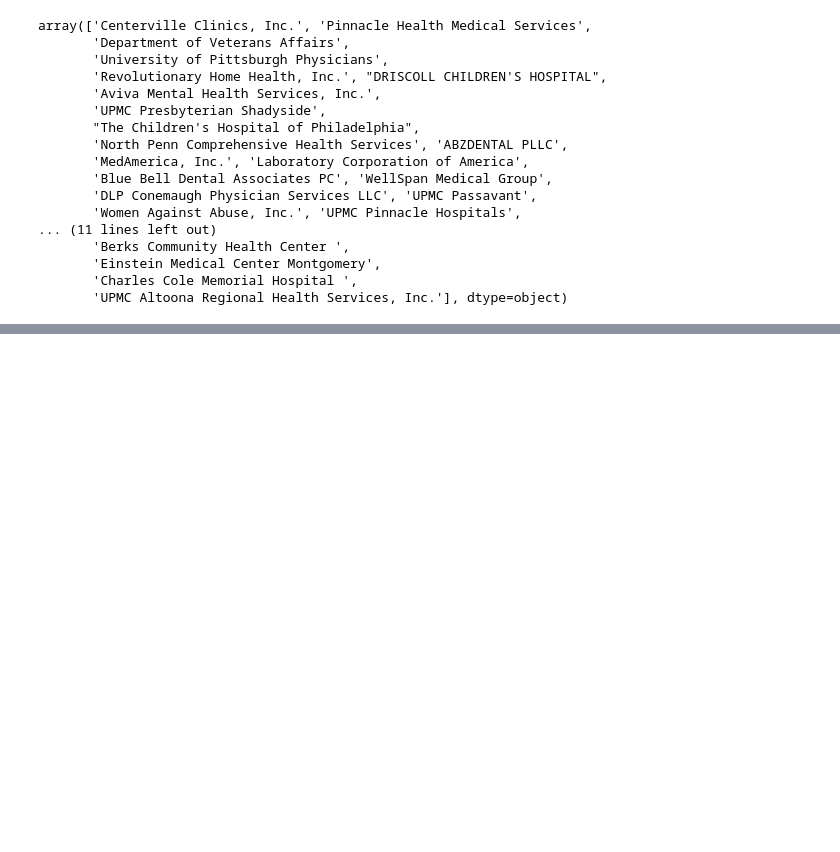
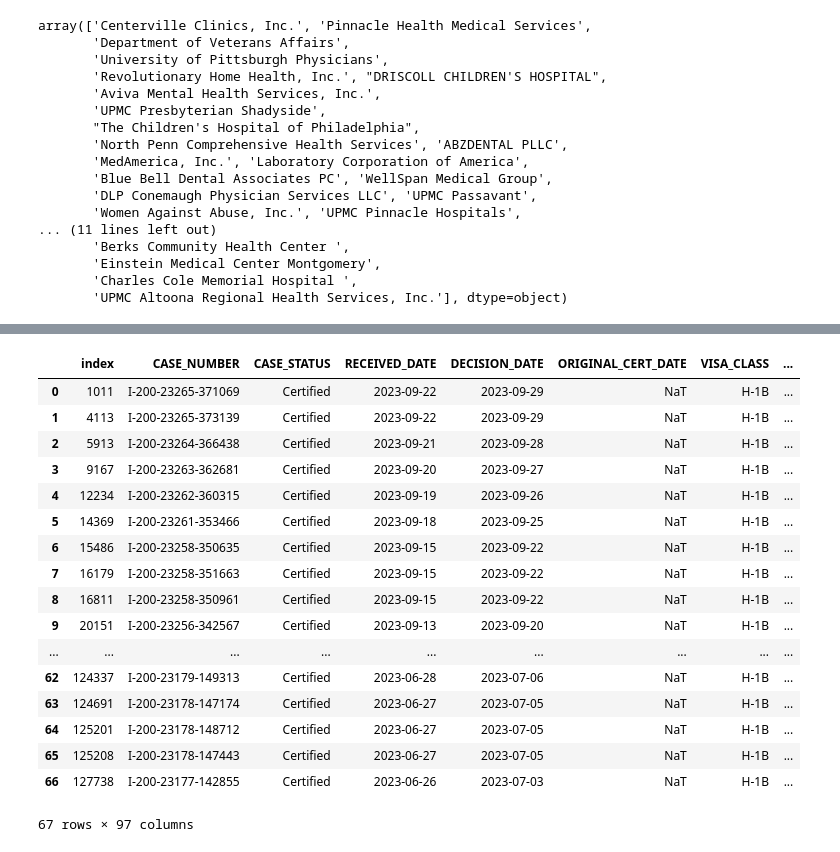
Before and after one commit to Tinashe-04/CareerPalz, a Jupyter notebook: LCA_Disclosure_Data_FY2023_Q4.ipynb, the cells around one changed output, grey strips where cells are left out. Saved outputs shown, nothing was run; the diff lists cells and outputs as text; code cells hidden in the pictures; blank space fills up the shorter version.

Commit message:
Narrowed down list of healthcare companies in PA

```diff
--- a/LCA_Disclosure_Data_FY2023_Q4.ipynb
+++ b/LCA_Disclosure_Data_FY2023_Q4.ipynb
@@ -673,0 +714,22 @@ array(['Centerville Clinics, Inc.', 'Pinnacle Health Medical Services',
+# %%
+healthcare_companies_pa.reset_index(drop=True, inplace=True)
+healthcare_companies_pa
+# %% [output]
+|  | index | CASE_NUMBER | CASE_STATUS | RECEIVED_DATE | DECISION_DATE | ORIGINAL_CERT_DATE | VISA_CLASS | ... |
+| 0 | 1011 | I-200-23265-371069 | Certified | 2023-09-22 | 2023-09-29 | NaT | H-1B | ... |
+| 1 | 4113 | I-200-23265-373139 | Certified | 2023-09-22 | 2023-09-29 | NaT | H-1B | ... |
+| 2 | 5913 | I-200-23264-366438 | Certified | 2023-09-21 | 2023-09-28 | NaT | H-1B | ... |
+| 3 | 9167 | I-200-23263-362681 | Certified | 2023-09-20 | 2023-09-27 | NaT | H-1B | ... |
+| 4 | 12234 | I-200-23262-360315 | Certified | 2023-09-19 | 2023-09-26 | NaT | H-1B | ... |
+| 5 | 14369 | I-200-23261-353466 | Certified | 2023-09-18 | 2023-09-25 | NaT | H-1B | ... |
+| 6 | 15486 | I-200-23258-350635 | Certified | 2023-09-15 | 2023-09-22 | NaT | H-1B | ... |
+| 7 | 16179 | I-200-23258-351663 | Certified | 2023-09-15 | 2023-09-22 | NaT | H-1B | ... |
+| 8 | 16811 | I-200-23258-350961 | Certified | 2023-09-15 | 2023-09-22 | NaT | H-1B | ... |
+| 9 | 20151 | I-200-23256-342567 | Certified | 2023-09-13 | 2023-09-20 | NaT | H-1B | ... |
+| ... | ... | ... | ... | ... | ... | ... | ... | ... |
+| 62 | 124337 | I-200-23179-149313 | Certified | 2023-06-28 | 2023-07-06 | NaT | H-1B | ... |
+| 63 | 124691 | I-200-23178-147174 | Certified | 2023-06-27 | 2023-07-05 | NaT | H-1B | ... |
+| 64 | 125201 | I-200-23178-148712 | Certified | 2023-06-27 | 2023-07-05 | NaT | H-1B | ... |
+| 65 | 125208 | I-200-23178-147443 | Certified | 2023-06-27 | 2023-07-05 | NaT | H-1B | ... |
+| 66 | 127738 | I-200-23177-142855 | Certified | 2023-06-26 | 2023-07-03 | NaT | H-1B | ... |
+67 rows × 97 columns
```
Also changed, not shown: parts of 4 cells of this notebook.
